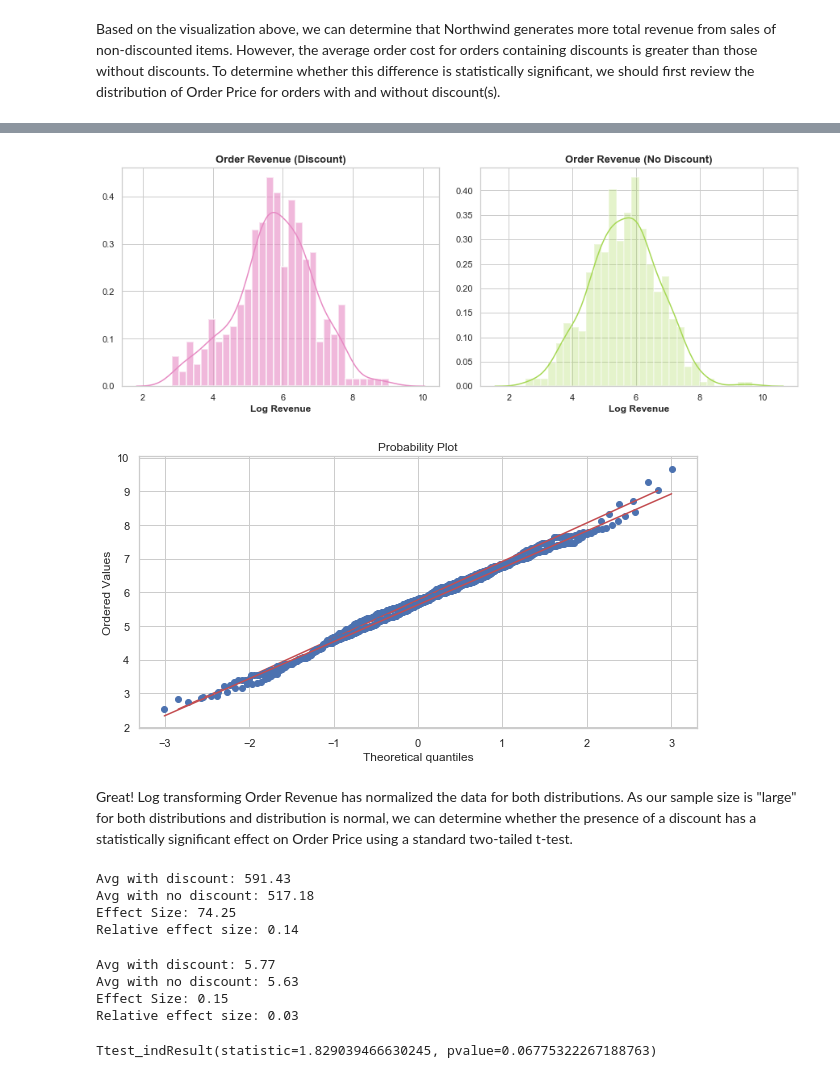
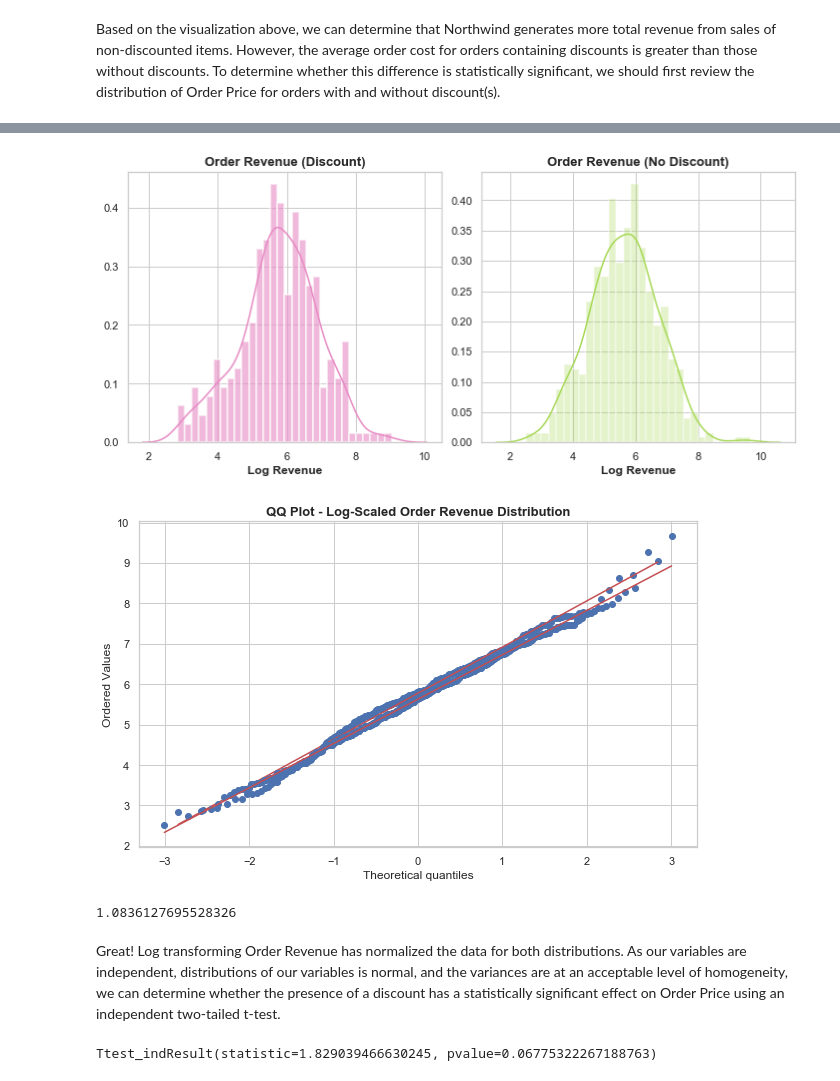
Before and after one commit to pawoody/dsc-2-final-project-online-ds-ft-041519, a Jupyter notebook: Mod 2 Project.ipynb, the cells around one changed output, grey strips where cells are left out. Saved outputs shown, nothing was run; the diff lists cells and outputs as text; code cells hidden in the pictures.

```diff
--- a/Mod 2 Project.ipynb
+++ b/Mod 2 Project.ipynb
@@ -1259,3 +1147,0 @@ memory usage: 32.5+ KB
-# %%
-df_discount_spend['QuantityPerUnit'] = df_discount_spend['QuantityPerUnit'].apply(lambda x: (x.split()))
-df_discount_spend.head(3)
@@ -1290,4 +1147,0 @@ print(len(QuantityPerUnitEdit))
-# %%
-# Inserting newly extracted list into new DataFrame column using np:
-df_discount_spend['QuantityPerUnitEdit'] = np.array(QuantityPerUnitEdit)
-df_discount_spend.head(3)
@@ -1299,4 +1147,0 @@ df_discount_spend.head(3)
-# %%
-# Dropping 'QuantityPerUnit' column:
-df_discount_spend.drop(['QuantityPerUnit'], axis=1, inplace=True)
-df_discount_spend.head(3)
@@ -1361,4 +1147,0 @@ print(min(OrderPrice))
-# %%
-# Inserting new column 'OrderPrice' into DataFrame:
-df_discount_spend['OrderPrice'] = np.array(OrderPrice)
-df_discount_spend.head(3)
@@ -1597,54 +1380,50 @@ df_log_discount_spend_nodisc.head(3)
 # %%
 # Repeating the visualizations above using new column 'LogOrderPrice':
 sns.set_style('whitegrid')
-fig, axes = plt.subplots(1,2, figsize=(15,5), sharey=False)
+fig, axes = plt.subplots(1,2, figsize=(12,5), sharey=False)
 
 sns.distplot(df_log_discount_spend_disc.LogOrderPrice, label='Discount', color='#E78AC3', bins=30, ax=axes[0],
                  hist_kws={"linewidth": 2, "alpha": .6})
 sns.distplot(df_log_discount_spend_nodisc.LogOrderPrice, label='No Discount', color='#A6D854', bins=30, ax=axes[1],
                   hist_kws={"linewidth": 2, "alpha": .3})
 
 # Subplot 1 Labels:
 axes[0].set_title('Order Revenue (Discount)', fontweight='bold', fontsize=13)
 axes[0].set_xlabel('Log Revenue', fontweight='semibold')
 axes[0].set_ylabel('')
 #axes[0].set_xlim(-1000, 30000)
 
 #Subplot 2 Labels:
 axes[1].set_title('Order Revenue (No Discount)', fontweight='bold', fontsize=13)
 axes[1].set_xlabel('Log Revenue', fontweight='semibold')
 axes[1].set_ylabel('')
 #axes[1].set_xlim(-1000, 30000)
-fig.subplots_adjust(wspace=.13);
+fig.subplots_adjust(wspace=.13)
+
+fig.savefig('Log_OrderRev_Distribution_hist_bool.png', bbox_inches='tight')
+plt.show()
 # %% [output]
-[figure, old version]
+[figure, new version]
 # %%
 # Investigating Normality:
+fig,ax = plt.subplots()
+
 stats.probplot(df_log_discount_spend_disc.LogOrderPrice, plot = plt),
 stats.probplot(df_log_discount_spend_nodisc.LogOrderPrice, plot = plt),
+ax.set_title('QQ Plot - Log-Scaled Order Revenue Distribution', fontsize=13, fontweight='semibold')
+
+fig.savefig('QQ Plot - Log-Scaled Order Revenue Distribution.png', bbox_inches='tight')
+
 plt.show()
 # %% [output]
-[figure, old version]
+[figure, new version]
+# %%
+# Investigating variance homogeneity:
+variance_ratio(a=df_log_discount_spend_disc.LogOrderPrice, b=df_log_discount_spend_nodisc.LogOrderPrice)
+# %% [output]
+1.0836127695528326
 # %% [markdown]
-Great! Log transforming Order Revenue has normalized the data for both distributions. As our sample size is "large" for both distributions and distribution is normal, we can determine whether the presence of a discount has a statistically significant effect on Order Price using a standard two-tailed t-test.
+Great! Log transforming Order Revenue has normalized the data for both distributions. As our variables are independent, distributions of our variables is normal, and the variances are at an acceptable level of homogeneity, we can determine whether the presence of a discount has a statistically significant effect on Order Price using an independent two-tailed t-test.
-# %%
-a = df_log_discount_spend_disc.OrderPrice.mean()
-b = df_log_discount_spend_nodisc.OrderPrice.mean()
-results_printer(a,b)
-# %% [output]
-Avg with discount: 591.43
-Avg with no discount: 517.18
-Effect Size: 74.25
-Relative effect size: 0.14
-# %%
-a = df_log_discount_spend_disc.LogOrderPrice.mean()
-b = df_log_discount_spend_nodisc.LogOrderPrice.mean()
-results_printer(a,b)
-# %% [output]
-Avg with discount: 5.77
-Avg with no discount: 5.63
-Effect Size: 0.15
-Relative effect size: 0.03
 # %%
 # Using a two-tailed t-test to compare distributions above:
 stats.ttest_ind(df_log_discount_spend_disc.LogOrderPrice, df_log_discount_spend_nodisc.LogOrderPrice)
```
Also changed, not shown: parts of 307 cells of this notebook, 15 other files.
